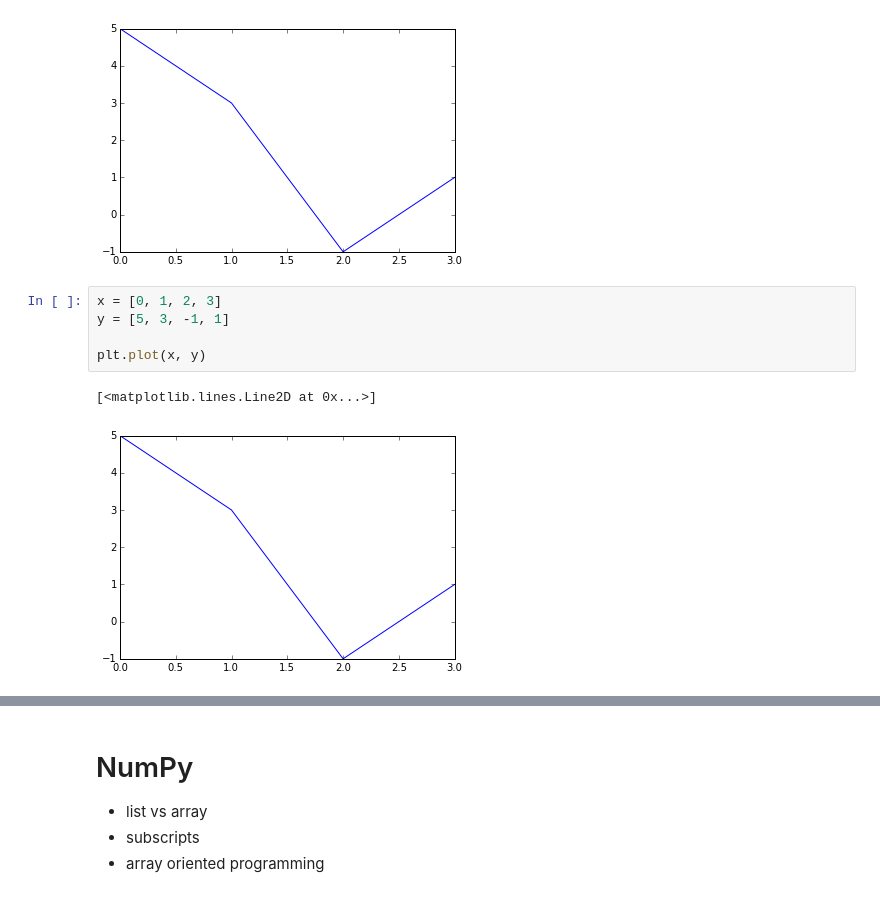
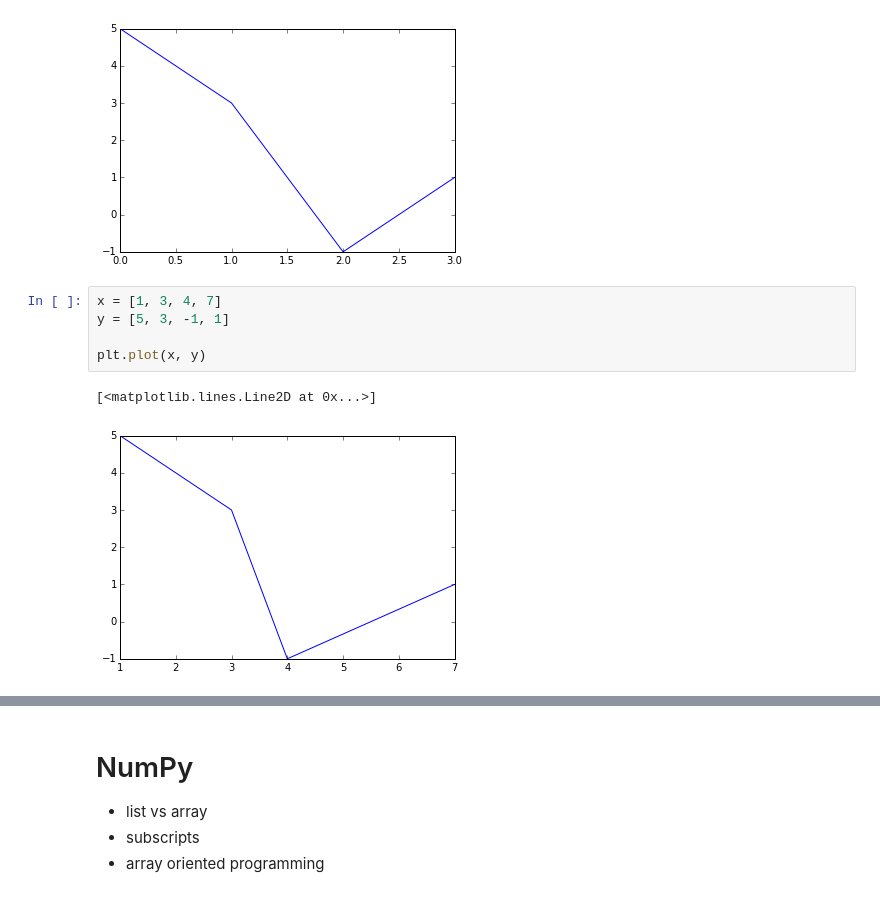
Before and after one commit to vanzaj/pytalks, a Jupyter notebook: 20150411_PyLadies_analytics/workshop.ipynb, the cells around one changed output, grey strips where cells are left out. Cells and saved outputs as stored; diff of their text form.

```diff
--- a/20150411_PyLadies_analytics/workshop.ipynb
+++ b/20150411_PyLadies_analytics/workshop.ipynb
@@ -129,10 +152,10 @@ plt.plot(data)
 [<matplotlib.lines.Line2D at 0x...>]
 [figure]
 # %%
-x = [0, 1, 2, 3]
+x = [1, 3, 4, 7]
 y = [5, 3, -1, 1]
 
 plt.plot(x, y)
 # %% [output]
 [<matplotlib.lines.Line2D at 0x...>]
-[figure, old version]
+[figure, new version]
```
Also changed, not shown: parts of 34 cells of this notebook.
